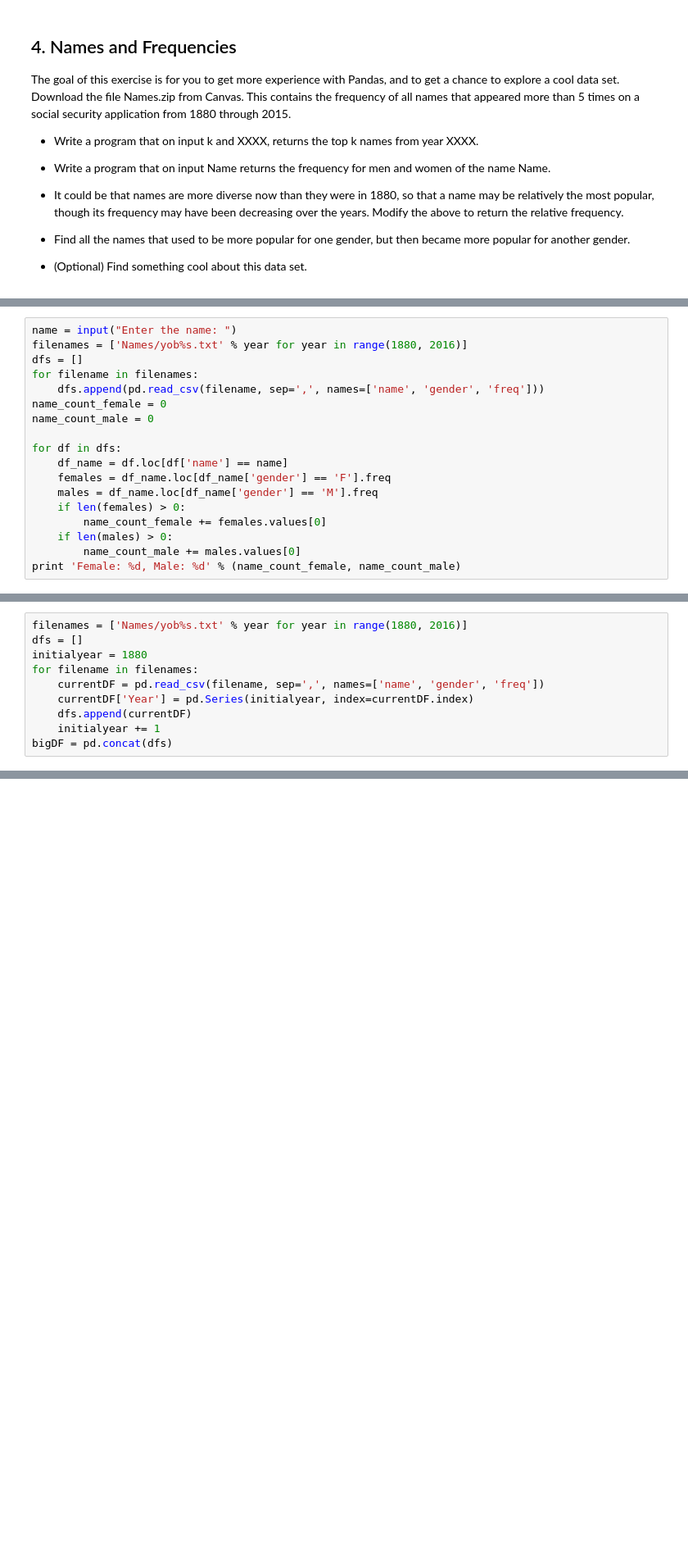
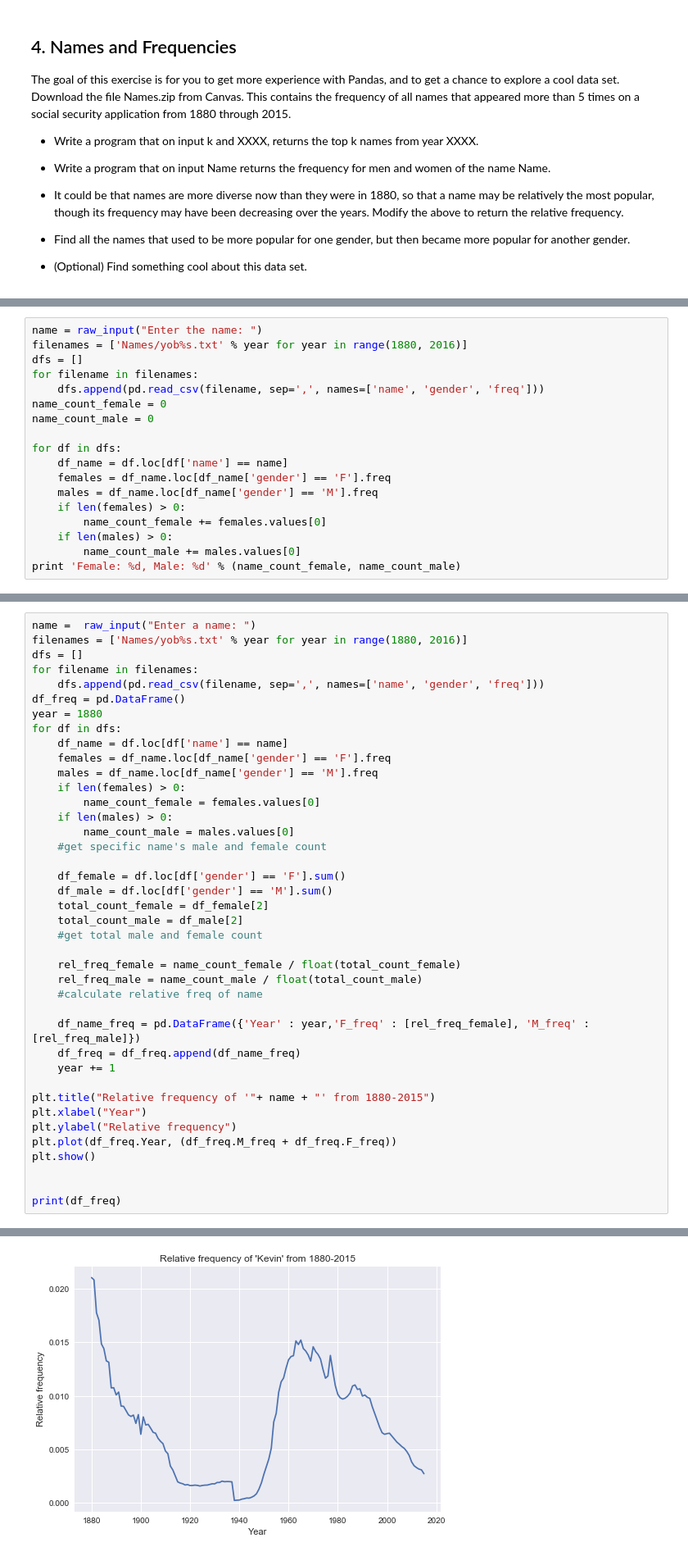
Before and after one commit to Ada520/DSLab, a Jupyter notebook: Lab2/Lab2.ipynb, the cells around one changed output, grey strips where cells are left out. Shown at 82% size. Drawn from its saved outputs; the diff is of its cells as text; blank space fills up the shorter version.

```diff
--- a/Lab2/Lab2.ipynb
+++ b/Lab2/Lab2.ipynb
@@ -296,5 +292,5 @@ Enter the year would like to search: 2014
 # %%
-name = input("Enter the name: ")
+name = raw_input("Enter the name: ")
 filenames = ['Names/yob%s.txt' % year for year in range(1880, 2016)]
 dfs = []
 for filename in filenames:
@@ -317,10 +312,0 @@ Female: 0, Male: 0
-# %%
-filenames = ['Names/yob%s.txt' % year for year in range(1880, 2016)]
-dfs = []
-initialyear = 1880
-for filename in filenames:
-    currentDF = pd.read_csv(filename, sep=',', names=['name', 'gender', 'freq'])
-    currentDF['Year'] = pd.Series(initialyear, index=currentDF.index)
-    dfs.append(currentDF)
-    initialyear += 1
-bigDF = pd.concat(dfs)
@@ -337,0 +313,41 @@ Index([u'Aaron', u'Addie', u'Adrian', u'Alan', u'Albert', u'Alex',
+# %%
+name =  raw_input("Enter a name: ")
+filenames = ['Names/yob%s.txt' % year for year in range(1880, 2016)]
+dfs = []
+for filename in filenames:
+    dfs.append(pd.read_csv(filename, sep=',', names=['name', 'gender', 'freq']))
+df_freq = pd.DataFrame()
+year = 1880
+for df in dfs:
+    df_name = df.loc[df['name'] == name]
+    females = df_name.loc[df_name['gender'] == 'F'].freq
+    males = df_name.loc[df_name['gender'] == 'M'].freq
+    if len(females) > 0:
+        name_count_female = females.values[0]
+    if len(males) > 0:
+        name_count_male = males.values[0]
+    #get specific name's male and female count
+
+    df_female = df.loc[df['gender'] == 'F'].sum()
+    df_male = df.loc[df['gender'] == 'M'].sum()
+    total_count_female = df_female[2]
+    total_count_male = df_male[2]
+    #get total male and female count
+
+    rel_freq_female = name_count_female / float(total_count_female)
+    rel_freq_male = name_count_male / float(total_count_male)
+    #calculate relative freq of name
+
+    df_name_freq = pd.DataFrame({'Year' : year,'F_freq' : [rel_freq_female], 'M_freq' : [rel_freq_male]})
+    df_freq = df_freq.append(df_name_freq)
+    year += 1
+
+plt.title("Relative frequency of '"+ name + "' from 1880-2015")
+plt.xlabel("Year")
+plt.ylabel("Relative frequency")
+plt.plot(df_freq.Year, (df_freq.M_freq + df_freq.F_freq))
+plt.show()
+
+
+print(df_freq)
+# %% [output]
@@ -337,0 +355 @@ Index([u'Aaron', u'Addie', u'Adrian', u'Alan', u'Albert', u'Alex',
+[figure, added]
```
Also changed, not shown: parts of 7 cells of this notebook.
